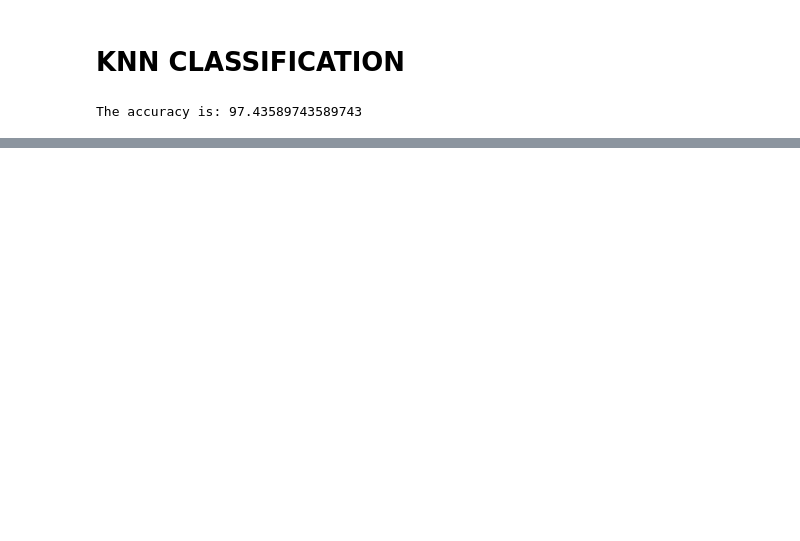
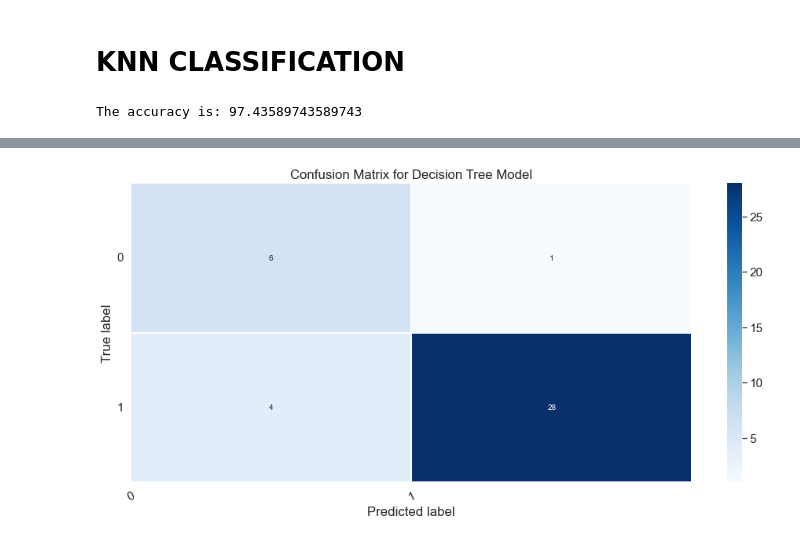
Before and after one commit to ashishgurung305/Detecting-Parkision-s-Disease, a Jupyter notebook: ParkinsonDetectingUsingDecisionandKNN.ipynb, the cells around one changed output, grey strips where cells are left out. Cells and saved outputs as stored; diff of their text form; code cells hidden in the pictures; blank space fills up the shorter version.

```diff
--- a/ParkinsonDetectingUsingDecisionandKNN.ipynb
+++ b/ParkinsonDetectingUsingDecisionandKNN.ipynb
@@ -178,0 +207,22 @@ The accuracy is: 97.43589743589743
+# %%
+import seaborn as sns
+
+matrix = confusion_matrix(y_test, predict_dt)
+
+plt.figure(figsize = (16,7))
+sns.set(font_scale=1.4)
+sns.heatmap(matrix, annot=True, annot_kws={'size':10}, cmap=plt.cm.Blues, linewidths=0.2)
+
+class_names = [0,1]
+tick_marks = np.arange(len(class_names))
+tick_marks2 = tick_marks + 0.5
+
+plt.xticks(tick_marks, class_names, rotation=25)
+plt.yticks(tick_marks2, class_names, rotation=0)
+plt.xlabel('Predicted label')
+plt.ylabel('True label')
+plt.title('Confusion Matrix for Decision Tree Model')
+
+plt.show()
+# %% [output]
+[figure, added]
```
Also changed, not shown: parts of 5 cells of this notebook.
